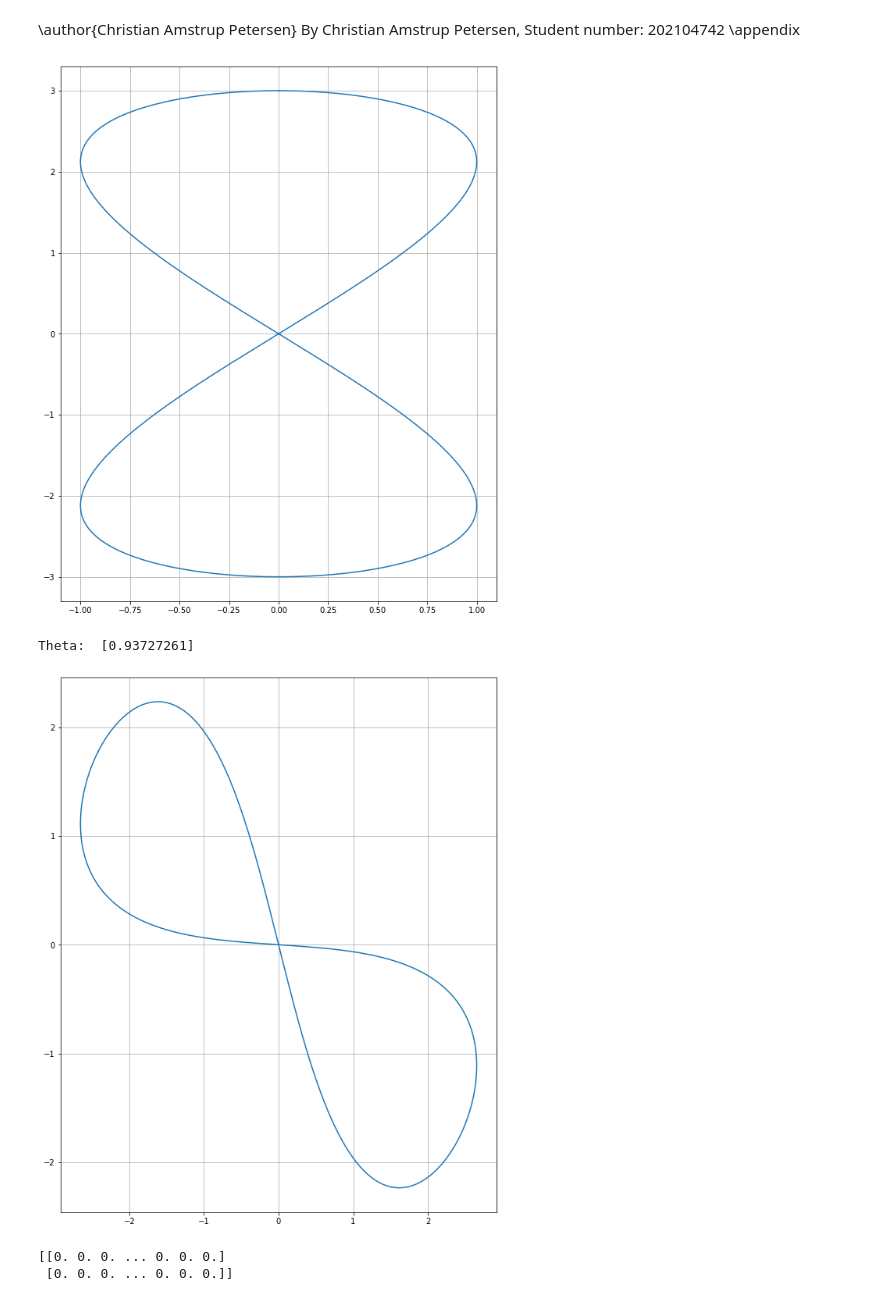
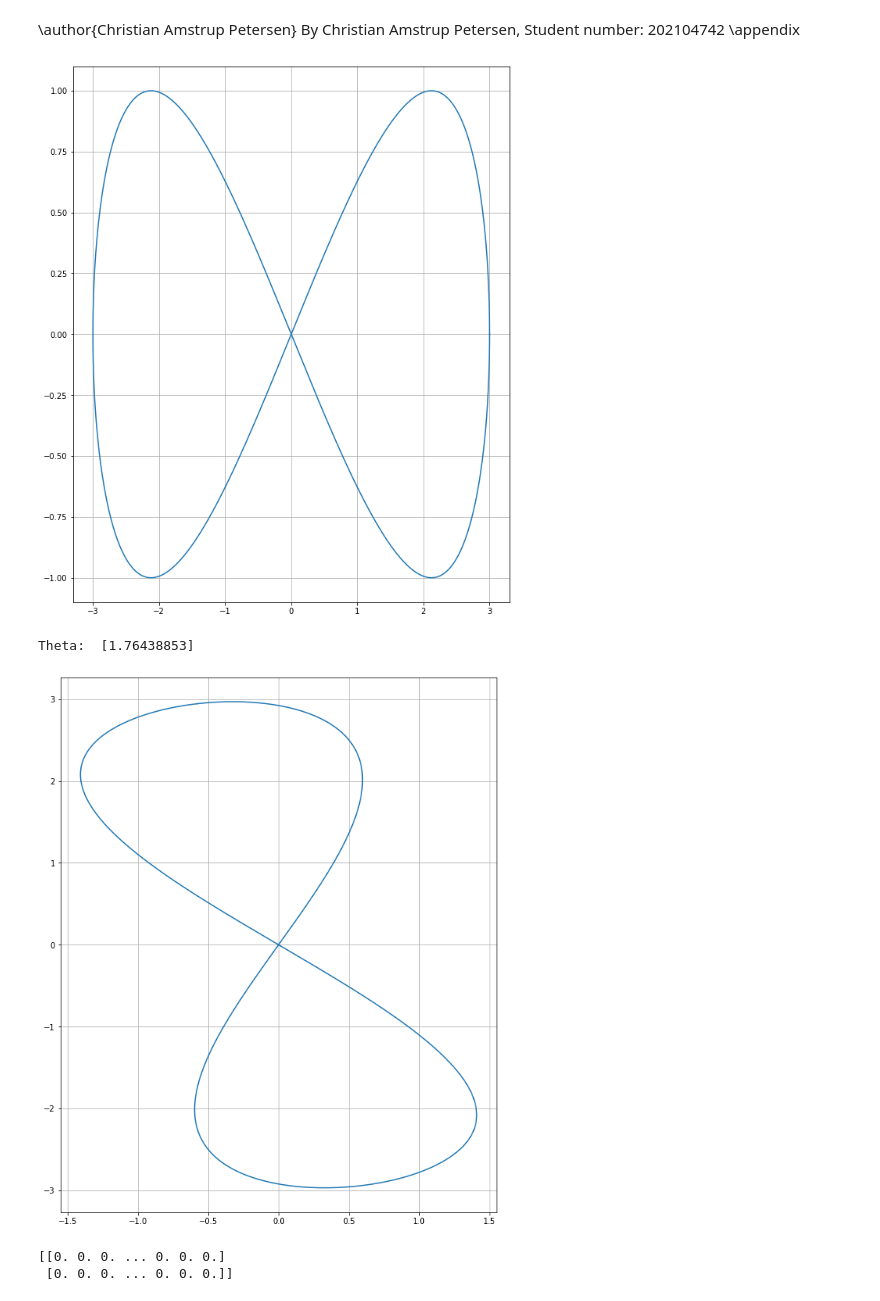
Before and after one commit to Amstrups/NLA-Folder, a Jupyter notebook: NLA-Handins/Handin5.ipynb, the cells around one changed output. Cells and saved outputs as stored; diff of their text form; code cells hidden in the pictures.

```diff
--- a/NLA-Handins/Handin5.ipynb
+++ b/NLA-Handins/Handin5.ipynb
@@ -34,20 +34,24 @@ def plotMultiple(pointValuesList, withLabels = False):
 # %%
 # Assignment A
 n = 1000
 
 def x(t):
     return 3*np.cos(t)
 def y(t):
     return np.sin(2*t)
 
 x_vec = np.vectorize(x)
 y_vec = np.vectorize(y)
 
 t = np.linspace(0, 2*np.pi, n)
 # x,y = inf --- y,x = 8-tal
-plot(y_vec(t), x_vec(t))
+
+A = np.array((x_vec(t), y_vec(t)))
+
+# x,y = inf --- y,x = 8?
+plot(A[0], A[1])
 # %% [output]
-[figure, old version]
+[figure, new version]
 # %%
 # Assignment B
 rng = np.random.default_rng()
@@ -59,18 +63,13 @@ def rotationMatrix(radians):
 
 rot = rotationMatrix(theta[0])
 
-v_y = y_vec(t)
-v_x = x_vec(t)
-
-xy = np.array((v_y.T, v_x.T))
-
-xy_rot = rot @ xy
+rotA = rot @ A
 
 print("Theta: ", theta)
-plot(xy_rot[0], xy_rot[1])
+plot(rotA[0], rotA[1])
 # %% [output]
-Theta:  [0.93727261]
+Theta:  [1.76438853]
-[figure, old version]
+[figure, new version]
 # %%
 # Assignemnt C
 
```
Also changed, not shown: parts of 4 cells of this notebook.
